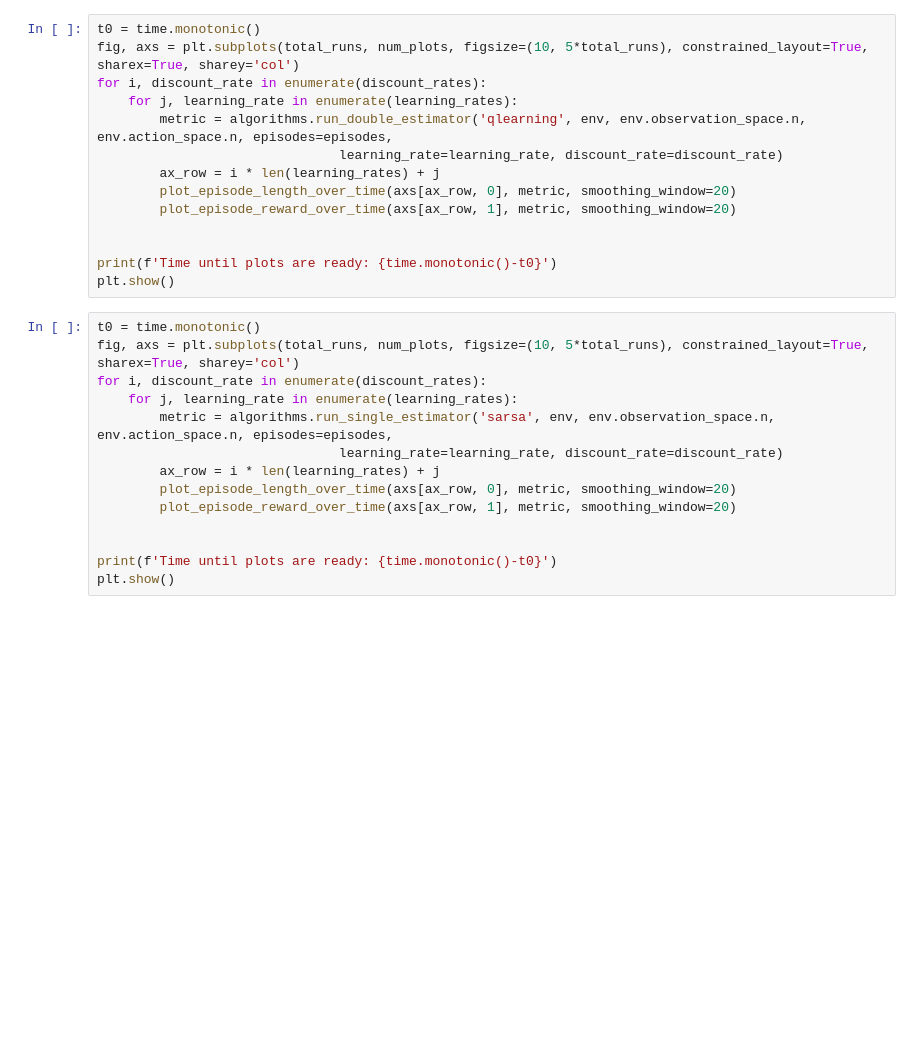
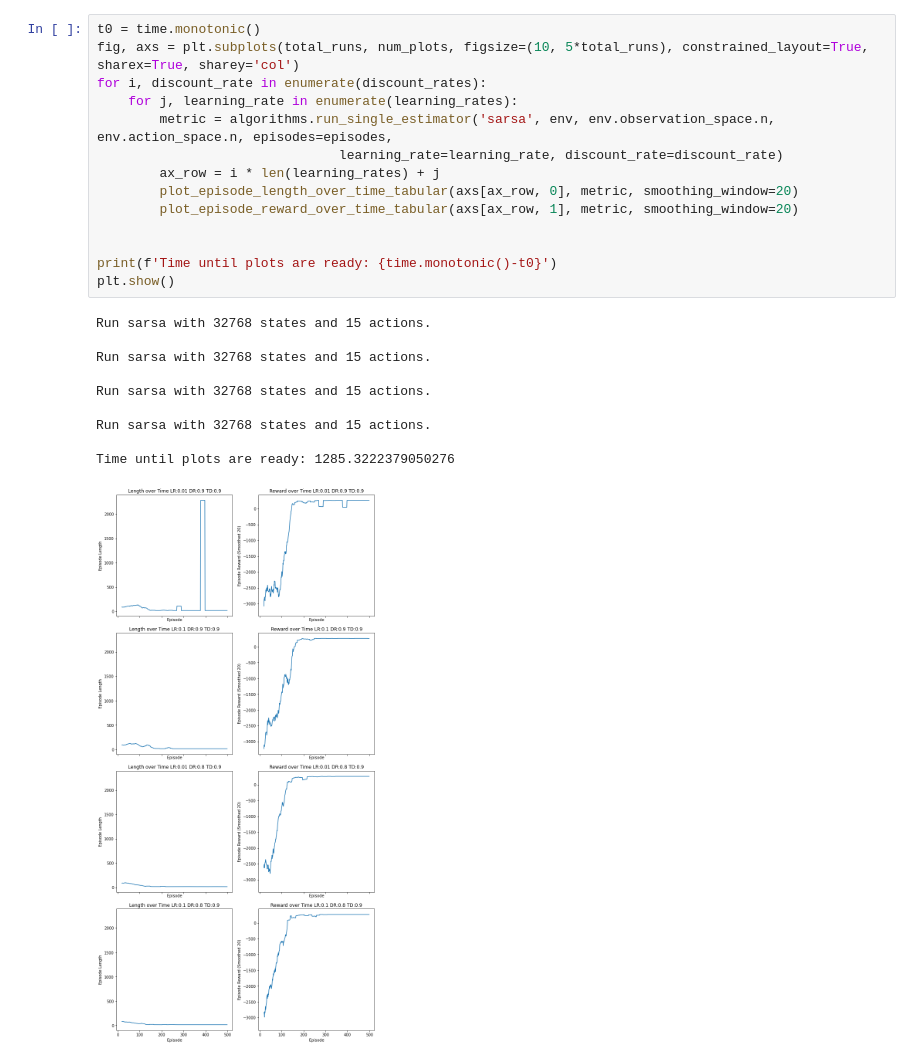
Before and after one commit to hpi-sam/rl-4-self-repair, a Jupyter notebook: qlearning_nb.ipynb, the cells around one changed output. Cells and saved outputs as stored; diff of their text form; blank space fills up the shorter version.

```diff
--- a/qlearning_nb.ipynb
+++ b/qlearning_nb.ipynb
@@ -49,28 +100,25 @@ AttributeError: 'DataHandler' object has no attribute 'get_repair_failure_probab
 # %%
 t0 = time.monotonic()
 fig, axs = plt.subplots(total_runs, num_plots, figsize=(10, 5*total_runs), constrained_layout=True, sharex=True, sharey='col')
 for i, discount_rate in enumerate(discount_rates):
     for j, learning_rate in enumerate(learning_rates):
-        metric = algorithms.run_double_estimator('qlearning', env, env.observation_space.n, env.action_space.n, episodes=episodes,
+        metric = algorithms.run_single_estimator('sarsa', env, env.observation_space.n, env.action_space.n, episodes=episodes,
                                learning_rate=learning_rate, discount_rate=discount_rate)
         ax_row = i * len(learning_rates) + j
-        plot_episode_length_over_time(axs[ax_row, 0], metric, smoothing_window=20)
-        plot_episode_reward_over_time(axs[ax_row, 1], metric, smoothing_window=20)
+        plot_episode_length_over_time_tabular(axs[ax_row, 0], metric, smoothing_window=20)
+        plot_episode_reward_over_time_tabular(axs[ax_row, 1], metric, smoothing_window=20)
 
 
 print(f'Time until plots are ready: {time.monotonic()-t0}')
 plt.show()
+# %% [output]
+Run sarsa with 32768 states and 15 actions.
+
+Run sarsa with 32768 states and 15 actions.
+
+Run sarsa with 32768 states and 15 actions.
+
+Run sarsa with 32768 states and 15 actions.
+
+Time until plots are ready: 1285.3222379050276
+[figure, added]
-# %%
-t0 = time.monotonic()
-fig, axs = plt.subplots(total_runs, num_plots, figsize=(10, 5*total_runs), constrained_layout=True, sharex=True, sharey='col')
-for i, discount_rate in enumerate(discount_rates):
-    for j, learning_rate in enumerate(learning_rates):
-        metric = algorithms.run_single_estimator('sarsa', env, env.observation_space.n, env.action_space.n, episodes=episodes,
-                               learning_rate=learning_rate, discount_rate=discount_rate)
-        ax_row = i * len(learning_rates) + j
-        plot_episode_length_over_time(axs[ax_row, 0], metric, smoothing_window=20)
-        plot_episode_reward_over_time(axs[ax_row, 1], metric, smoothing_window=20)
-
-
-print(f'Time until plots are ready: {time.monotonic()-t0}')
-plt.show()
```
Also changed, not shown: parts of 5 cells of this notebook, 2 other files.
